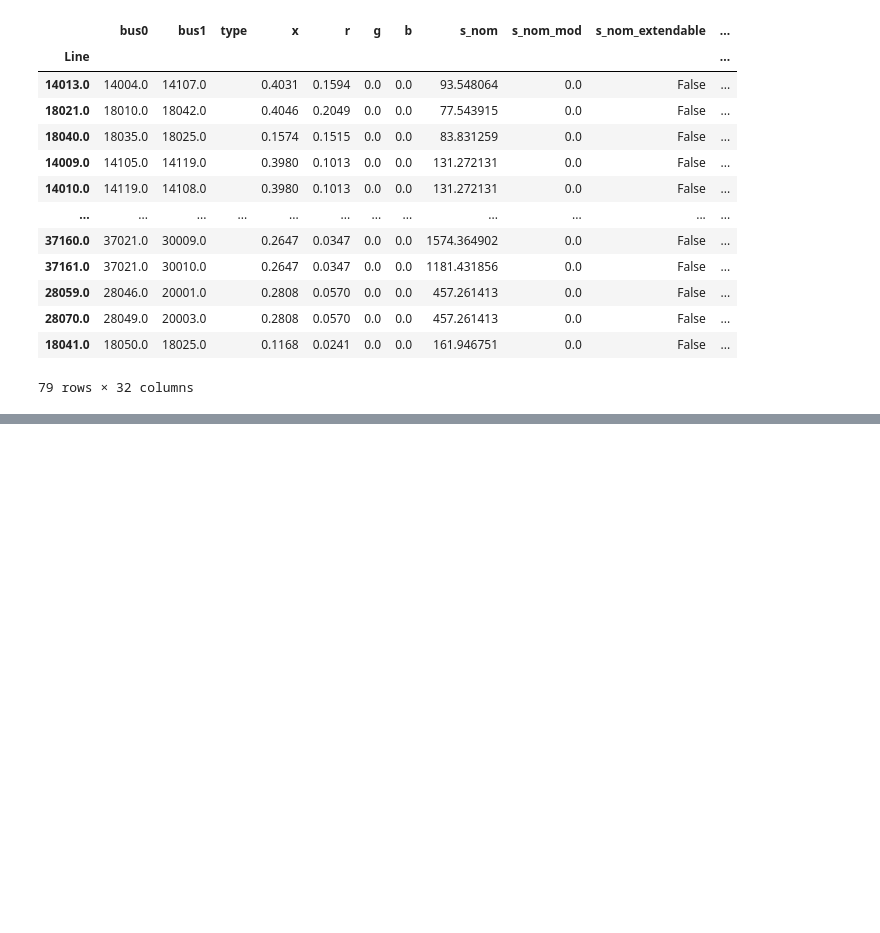
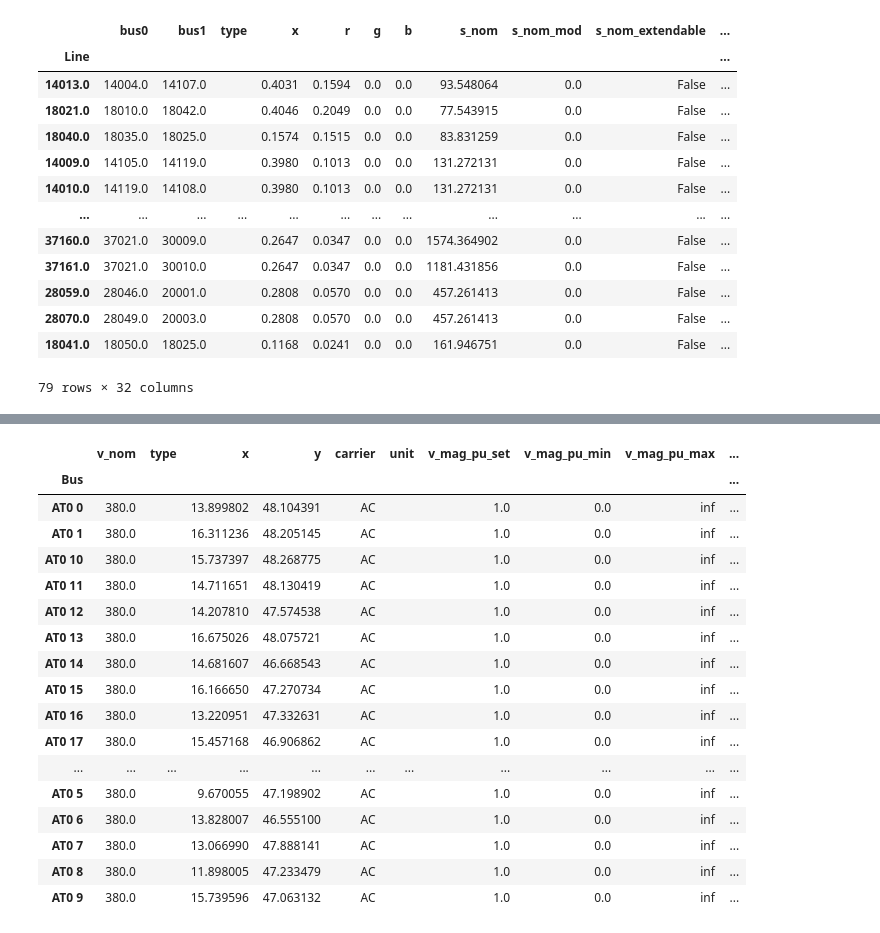
Before and after one commit to bjoernellens1/pypsa-eur-evt, a Jupyter notebook: notebooks-MA/shp_pypsa_workflow.ipynb, the cells around one changed output, grey strips where cells are left out. Drawn from its saved outputs; the diff is of its cells as text; code cells hidden in the pictures; blank space fills up the shorter version.

```diff
--- a/notebooks-MA/shp_pypsa_workflow.ipynb
+++ b/notebooks-MA/shp_pypsa_workflow.ipynb
@@ -309,0 +497,33 @@ cross_border_lines # better double check that
+# %%
+# Loaded variable 'df' from kernel state
+df = n_test.buses
+
+# Sort by column: index (ascending)
+#df = df.sort_index()
+
+# Filter rows based on column: 'carrier'
+df = df[df['carrier'].str.contains("AC", regex=False, na=False, case=False)]
+
+# Filter rows based on column: index
+df = df[df.index.str.contains("AT0", regex=False, na=False, case=False)]
+# %%
+df
+# %% [output]
+|  | v_nom | type | x | y | carrier | unit | v_mag_pu_set | v_mag_pu_min | v_mag_pu_max | ... |
+| Bus |  |  |  |  |  |  |  |  |  | ... |
+| AT0 0 | 380.0 |  | 13.899802 | 48.104391 | AC |  | 1.0 | 0.0 | inf | ... |
+| AT0 1 | 380.0 |  | 16.311236 | 48.205145 | AC |  | 1.0 | 0.0 | inf | ... |
+| AT0 10 | 380.0 |  | 15.737397 | 48.268775 | AC |  | 1.0 | 0.0 | inf | ... |
+| AT0 11 | 380.0 |  | 14.711651 | 48.130419 | AC |  | 1.0 | 0.0 | inf | ... |
+| AT0 12 | 380.0 |  | 14.207810 | 47.574538 | AC |  | 1.0 | 0.0 | inf | ... |
+| AT0 13 | 380.0 |  | 16.675026 | 48.075721 | AC |  | 1.0 | 0.0 | inf | ... |
+| AT0 14 | 380.0 |  | 14.681607 | 46.668543 | AC |  | 1.0 | 0.0 | inf | ... |
+| AT0 15 | 380.0 |  | 16.166650 | 47.270734 | AC |  | 1.0 | 0.0 | inf | ... |
+| AT0 16 | 380.0 |  | 13.220951 | 47.332631 | AC |  | 1.0 | 0.0 | inf | ... |
+| AT0 17 | 380.0 |  | 15.457168 | 46.906862 | AC |  | 1.0 | 0.0 | inf | ... |
+| ... | ... | ... | ... | ... | ... | ... | ... | ... | ... | ... |
+| AT0 5 | 380.0 |  | 9.670055 | 47.198902 | AC |  | 1.0 | 0.0 | inf | ... |
+| AT0 6 | 380.0 |  | 13.828007 | 46.555100 | AC |  | 1.0 | 0.0 | inf | ... |
+| AT0 7 | 380.0 |  | 13.066990 | 47.888141 | AC |  | 1.0 | 0.0 | inf | ... |
+| AT0 8 | 380.0 |  | 11.898005 | 47.233479 | AC |  | 1.0 | 0.0 | inf | ... |
+| AT0 9 | 380.0 |  | 15.739596 | 47.063132 | AC |  | 1.0 | 0.0 | inf | ... |
```
Also changed, not shown: parts of 19 cells of this notebook, 1 other file.
